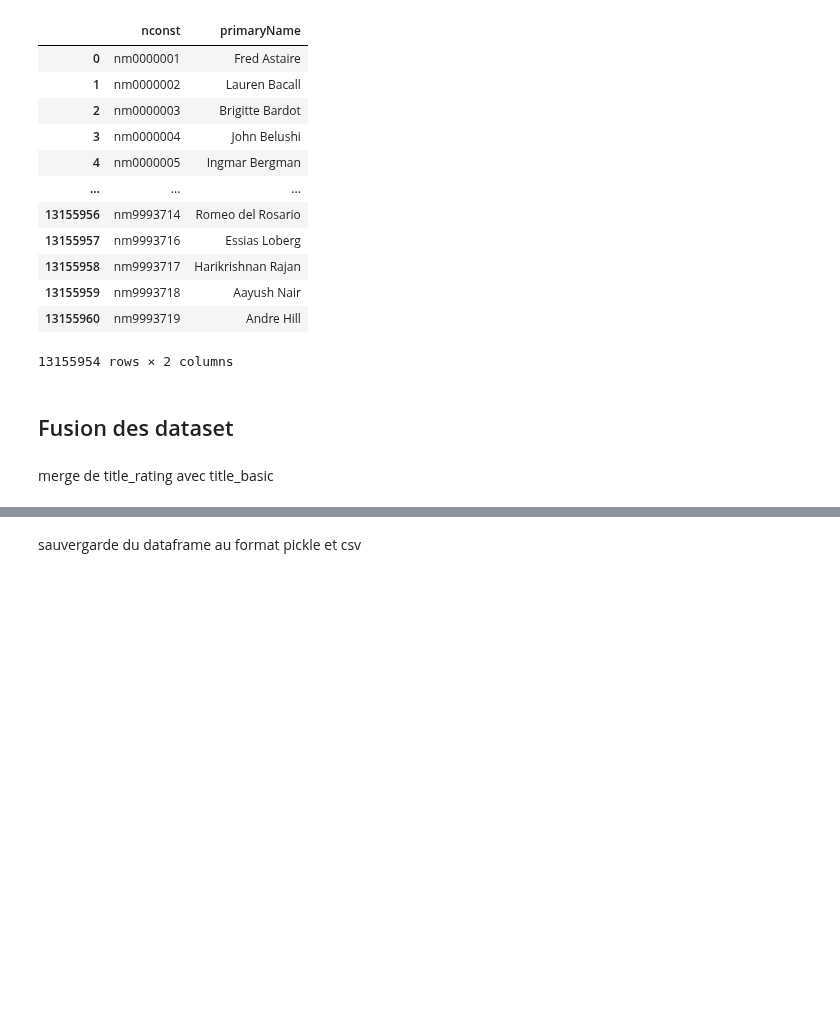
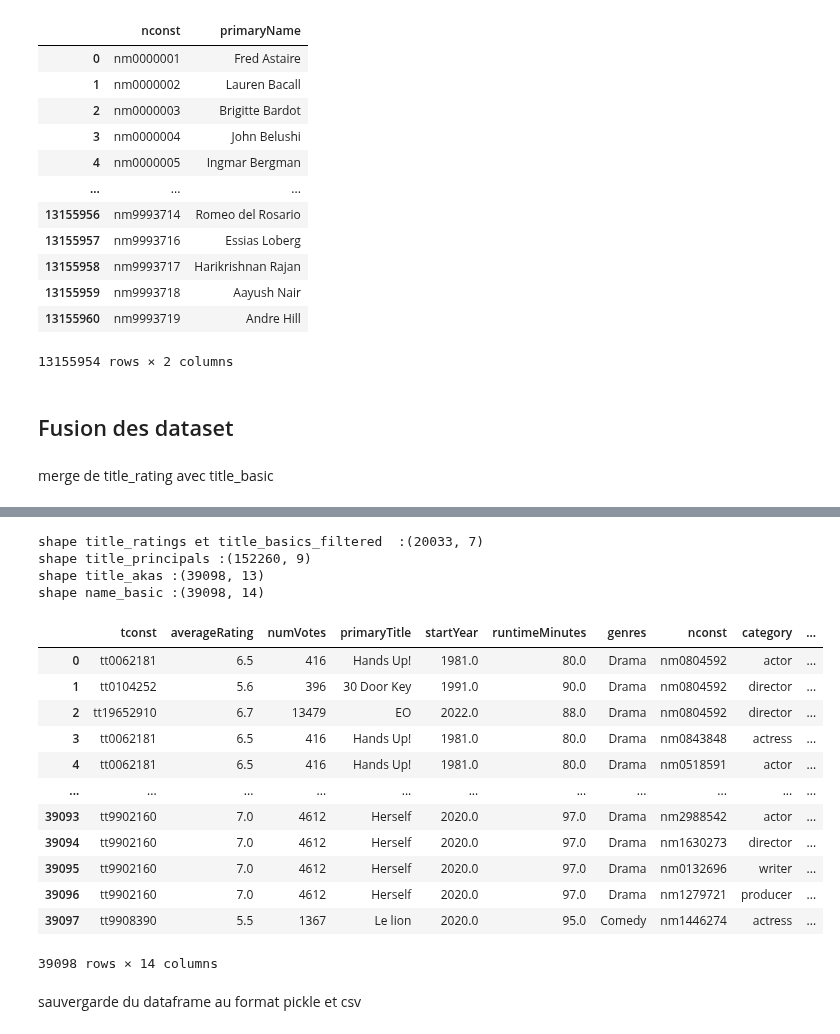
Before and after one commit to bigmoletos/WildCodeSchool_formation_IA_nov2023, a Jupyter notebook: Projets/Projet2_NetFlix/recommandation_films.ipynb, the cells around one changed output, grey strips where cells are left out. Drawn from its saved outputs; the diff is of its cells as text; code cells hidden in the pictures; blank space fills up the shorter version.

```diff
--- a/Projets/Projet2_NetFlix/recommandation_films.ipynb
+++ b/Projets/Projet2_NetFlix/recommandation_films.ipynb
@@ -943,7 +975,3 @@ colonne_a_garder :
 ## Fusion des dataset
 # %% [markdown]
 merge de title_rating avec title_basic
-# %%
-# CE qui nous interessent c'est de limiter le nombre de films
-# le dataset qui va filtre les autres au niveau nombre de film est title_rating
-merged_df = pd.merge(df_title_ratings_filtered, df_title_basics_filtered, on='tconst', how='inner')
@@ -968,2 +977,0 @@ merge title_principals_filtered
-# %%
-merged_df = pd.merge(merged_df, df_title_principals_filtered, on='tconst', how='inner')
@@ -1004,2 +977,0 @@ Merge avec title_akas pour avoir les films en francais et l'indices des acteurs
-# %%
-merged_df = pd.merge(merged_df, df_title_akas_filtered, left_on='tconst', right_on='titleId', how='inner')
@@ -1024,2 +977,0 @@ Merge avec name_basic popur avoir des infos sur le casting
-# %%
-merged_df = pd.merge(merged_df, df_name_basics_filtered, on='nconst',  how='inner')
@@ -1042,3 +978,66 @@ merged_df
+# %%
+# CE qui nous interessent c'est de limiter le nombre de films
+def merge_dataset_filtered():
+
+
+
+
+
+
+    # le dataset qui va filtre les autres au niveau nombre de film est title_rating
+
+
+
+
+
+
+    merged_df = pd.merge(df_title_ratings_filtered,
+                        df_title_basics_filtered, on='tconst', how='inner')
+
+    print(f"shape title_ratings et title_basics_filtered  :{merged_df.shape} ")
+
+    # merge title_principals_filtered
+
+    merged_df = pd.merge(merged_df, df_title_principals_filtered,
+                        on='tconst', how='inner')
+
+    print(f"shape title_principals :{merged_df.shape} ")
+
+    df_title_akas_filtered
+
+    # Merge avec title_akas pour avoir les films en francais et l'indices des acteurs
+
+    merged_df = pd.merge(merged_df, df_title_akas_filtered,
+                        left_on='tconst', right_on='titleId', how='inner')
+
+    print(f"shape title_akas :{merged_df.shape} ")
+
+    # Merge avec name_basic popur avoir des infos sur le casting
+    merged_df = pd.merge(merged_df, df_name_basics_filtered,
+                        on='nconst',  how='inner')
+    print(f"shape name_basic :{merged_df.shape} ")
+    return merged_df
+
+merged_df=merge_dataset_filtered()
+merged_df
+# %% [output]
+shape title_ratings et title_basics_filtered  :(20033, 7)
+shape title_principals :(152260, 9)
+shape title_akas :(39098, 13)
+shape name_basic :(39098, 14)
+|  | tconst | averageRating | numVotes | primaryTitle | startYear | runtimeMinutes | genres | nconst | category | ... |
+| 0 | tt0062181 | 6.5 | 416 | Hands Up! | 1981.0 | 80.0 | Drama | nm0804592 | actor | ... |
+| 1 | tt0104252 | 5.6 | 396 | 30 Door Key | 1991.0 | 90.0 | Drama | nm0804592 | director | ... |
+| 2 | tt19652910 | 6.7 | 13479 | EO | 2022.0 | 88.0 | Drama | nm0804592 | director | ... |
+| 3 | tt0062181 | 6.5 | 416 | Hands Up! | 1981.0 | 80.0 | Drama | nm0843848 | actress | ... |
+| 4 | tt0062181 | 6.5 | 416 | Hands Up! | 1981.0 | 80.0 | Drama | nm0518591 | actor | ... |
+| ... | ... | ... | ... | ... | ... | ... | ... | ... | ... | ... |
+| 39093 | tt9902160 | 7.0 | 4612 | Herself | 2020.0 | 97.0 | Drama | nm2988542 | actor | ... |
+| 39094 | tt9902160 | 7.0 | 4612 | Herself | 2020.0 | 97.0 | Drama | nm1630273 | director | ... |
+| 39095 | tt9902160 | 7.0 | 4612 | Herself | 2020.0 | 97.0 | Drama | nm0132696 | writer | ... |
+| 39096 | tt9902160 | 7.0 | 4612 | Herself | 2020.0 | 97.0 | Drama | nm1279721 | producer | ... |
+| 39097 | tt9908390 | 5.5 | 1367 | Le lion | 2020.0 | 95.0 | Comedy | nm1446274 | actress | ... |
+39098 rows × 14 columns
 # %% [markdown]
 sauvergarde du dataframe au format pickle et csv
 # %%
```
Also changed, not shown: parts of 35 cells of this notebook.
